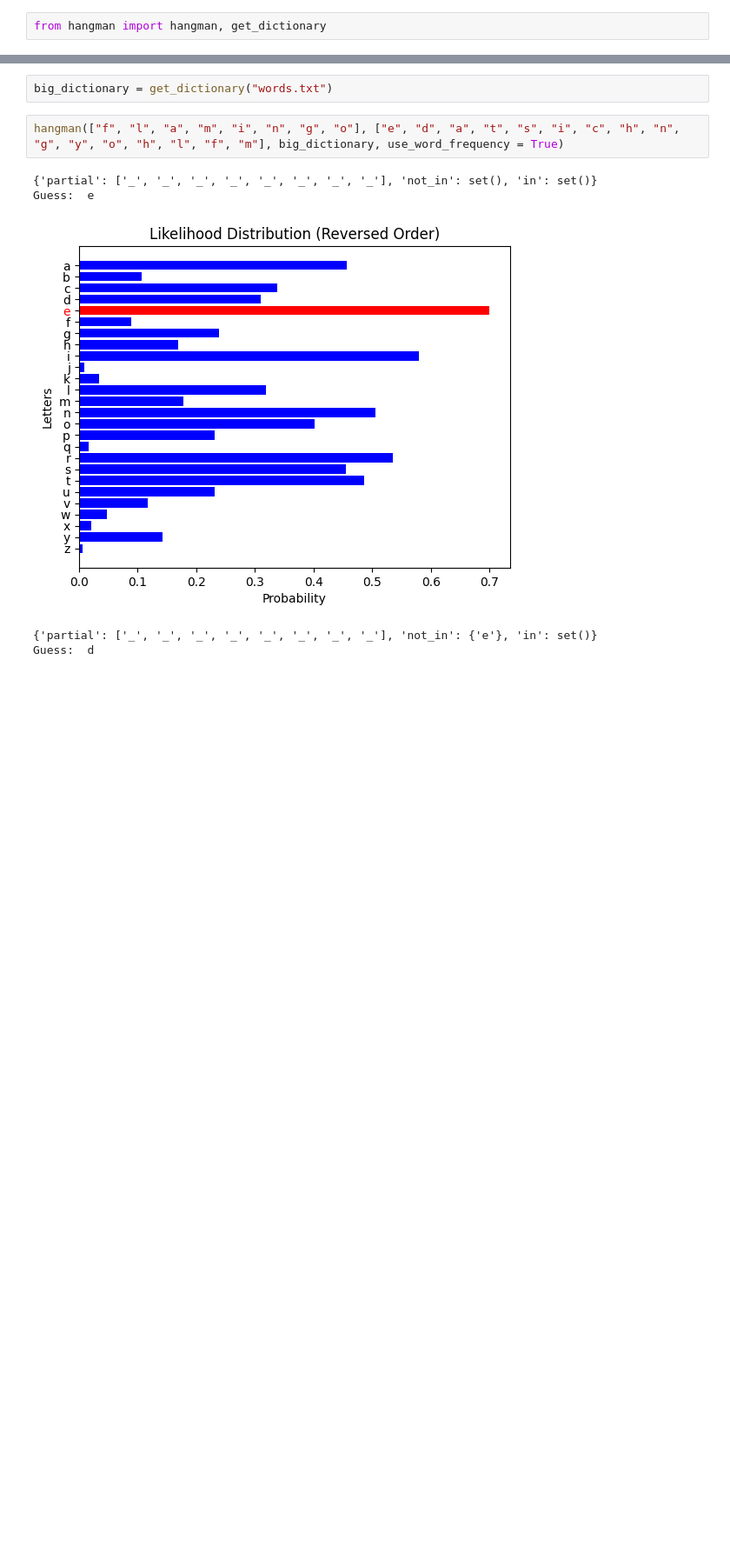
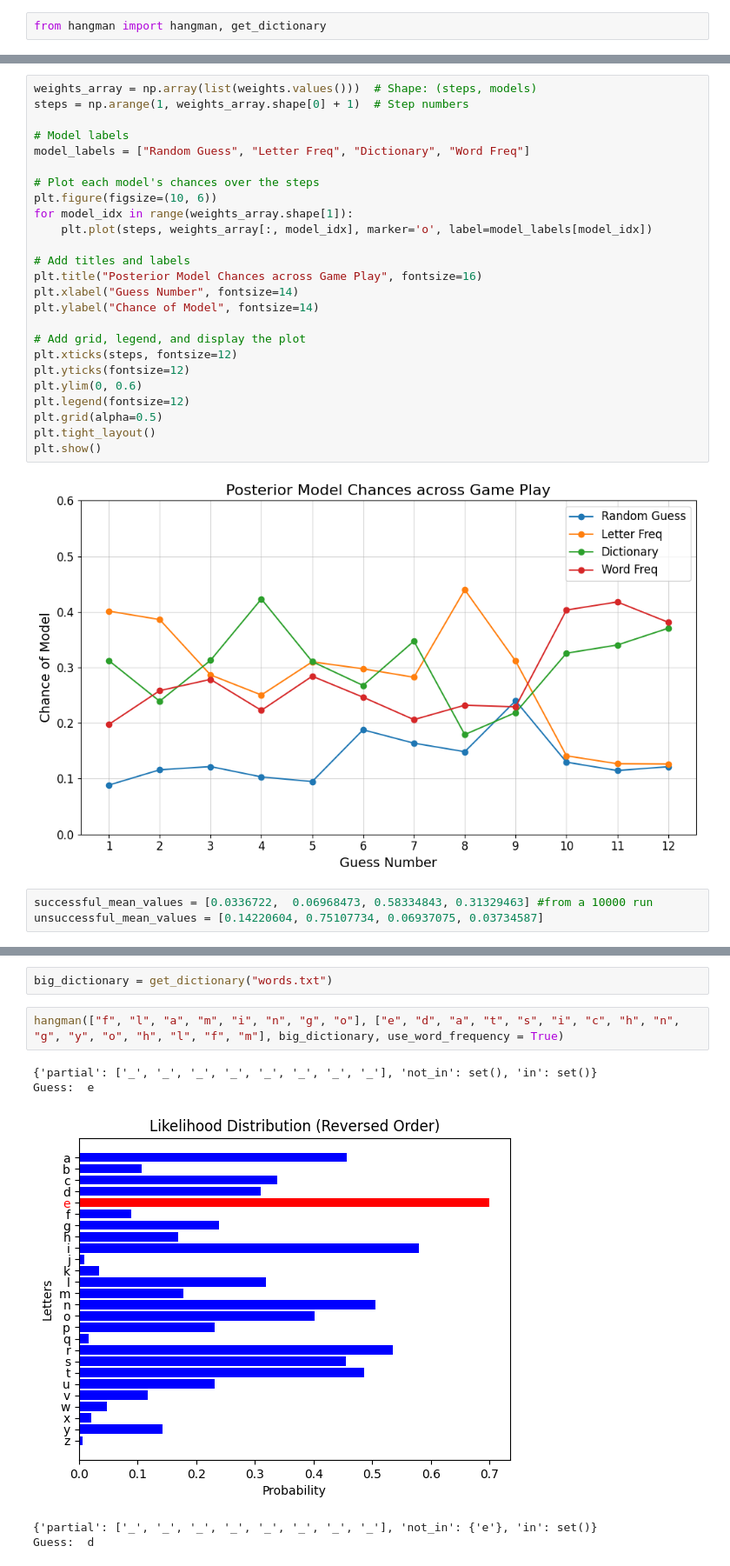
Before and after one commit to TaraRK/-bayesian-hangman, a Jupyter notebook: graphs.ipynb, the cells around one changed output, grey strips where cells are left out. Shown at 87% size. Saved outputs shown, nothing was run; the diff lists cells and outputs as text; blank space fills up the shorter version.

```diff
--- a/graphs.ipynb
+++ b/graphs.ipynb
@@ -2,0 +118,30 @@ from hangman import hangman, get_dictionary
+# %%
+weights_array = np.array(list(weights.values()))  # Shape: (steps, models)
+steps = np.arange(1, weights_array.shape[0] + 1)  # Step numbers
+
+# Model labels
+model_labels = ["Random Guess", "Letter Freq", "Dictionary", "Word Freq"]
+
+# Plot each model's chances over the steps
+plt.figure(figsize=(10, 6))
+for model_idx in range(weights_array.shape[1]):
+    plt.plot(steps, weights_array[:, model_idx], marker='o', label=model_labels[model_idx])
+
+# Add titles and labels
+plt.title("Posterior Model Chances across Game Play", fontsize=16)
+plt.xlabel("Guess Number", fontsize=14)
+plt.ylabel("Chance of Model", fontsize=14)
+
+# Add grid, legend, and display the plot
+plt.xticks(steps, fontsize=12)
+plt.yticks(fontsize=12)
+plt.ylim(0, 0.6)
+plt.legend(fontsize=12)
+plt.grid(alpha=0.5)
+plt.tight_layout()
+plt.show()
+# %% [output]
+[figure, added]
+# %%
+successful_mean_values = [0.0336722,  0.06968473, 0.58334843, 0.31329463] #from a 10000 run
+unsuccessful_mean_values = [0.14220604, 0.75107734, 0.06937075, 0.03734587]
```
Also changed, not shown: parts of 5 cells of this notebook, 21 other files.
